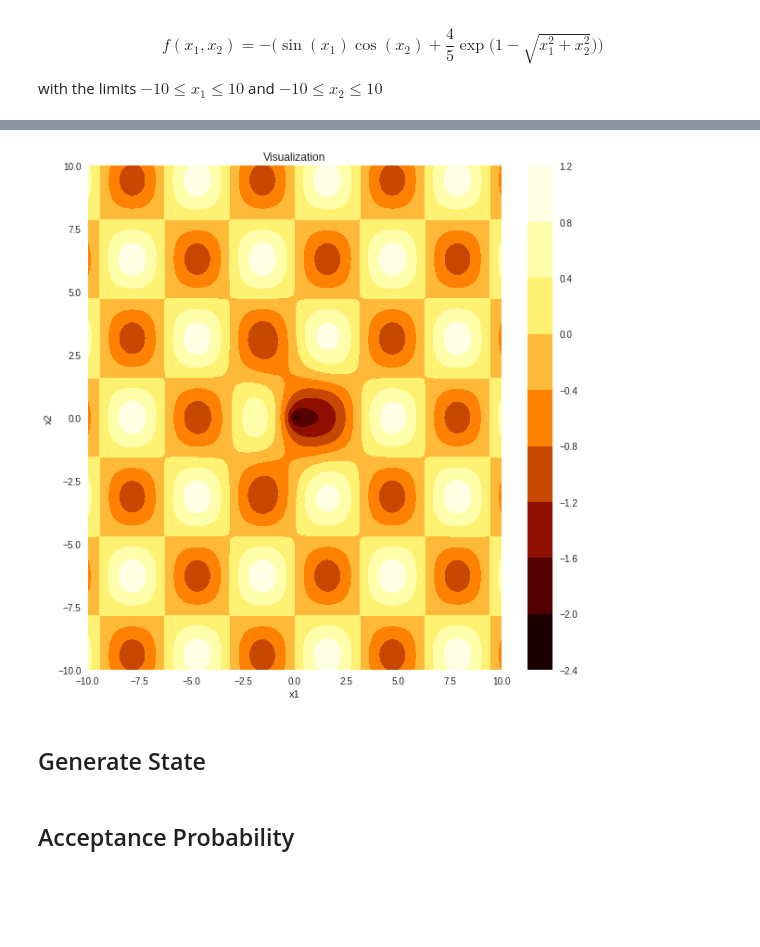
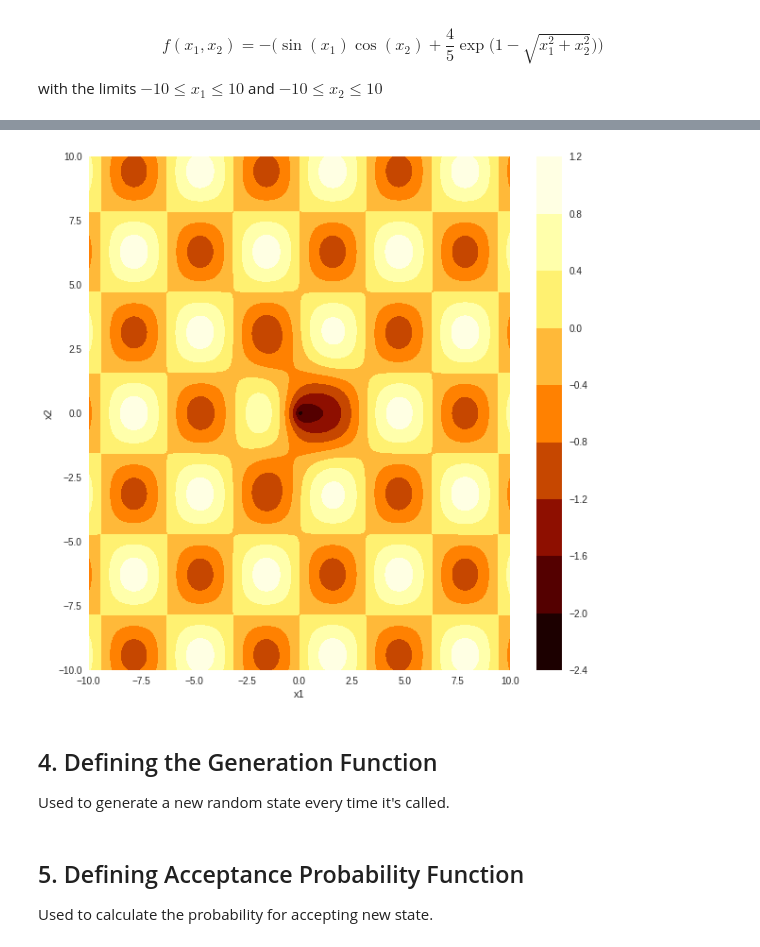
Before and after one commit to ehardi19/simannpy, a Jupyter notebook: simulated-annealing.ipynb, the cells around one changed output, grey strips where cells are left out. Cells and saved outputs as stored; diff of their text form; code cells hidden in the pictures; blank space fills up the shorter version.

```diff
--- a/simulated-annealing.ipynb
+++ b/simulated-annealing.ipynb
@@ -26,32 +37,35 @@ def f(x1, x2):
 # %%
 i1 = np.arange(-10, 10, 0.01)
 i2 = np.arange(-10, 10, 0.01)
 
 x1m, x2m = np.meshgrid(i1, i2)
 fm = np.zeros(x1m.shape)
 
 for i in range(x1m.shape[0]):
     for j in range(x1m.shape[1]):
         fm[i][j] = f(x1m[i][j], x2m[i][j])
 
 plt.figure(figsize=(10, 10))
 plt.contourf(x1m, x2m, fm, cmap='afmhot')
-plt.title('Visualization')
 plt.xlabel('x1')
 plt.ylabel('x2')
 plt.colorbar()
 
 plt.show()
 # %% [output]
-[figure, old version]
+[figure, new version]
-# %% [markdown]
-## Generate State
+# %% [markdown]
+## 4. Defining the Generation Function
+
+Used to generate a new random state every time it's called.
 # %%
 def generate():
     # Initiating random floating number
     return random.uniform(-10, 10)
-# %% [markdown]
-## Acceptance Probability
+# %% [markdown]
+## 5. Defining Acceptance Probability Function
+
+Used to calculate the probability for accepting new state.
 # %%
 def acceptance_probability(delta_E, T):
     # Calculate the acceptence probability for accepting new x1 & x2
```
Also changed, not shown: parts of 18 cells of this notebook.
